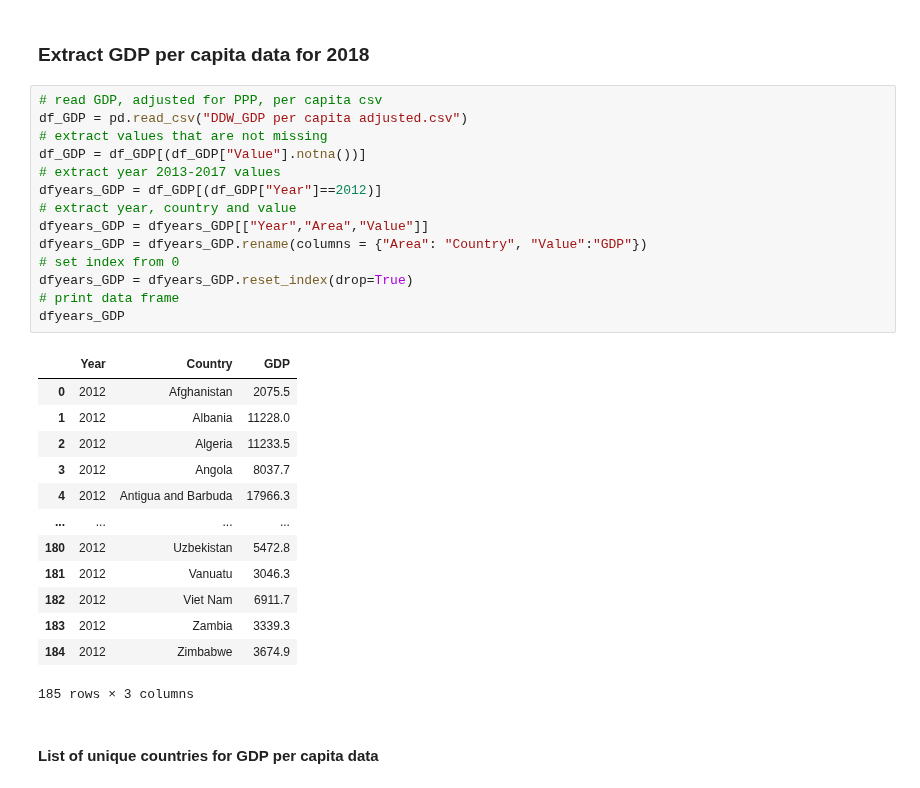
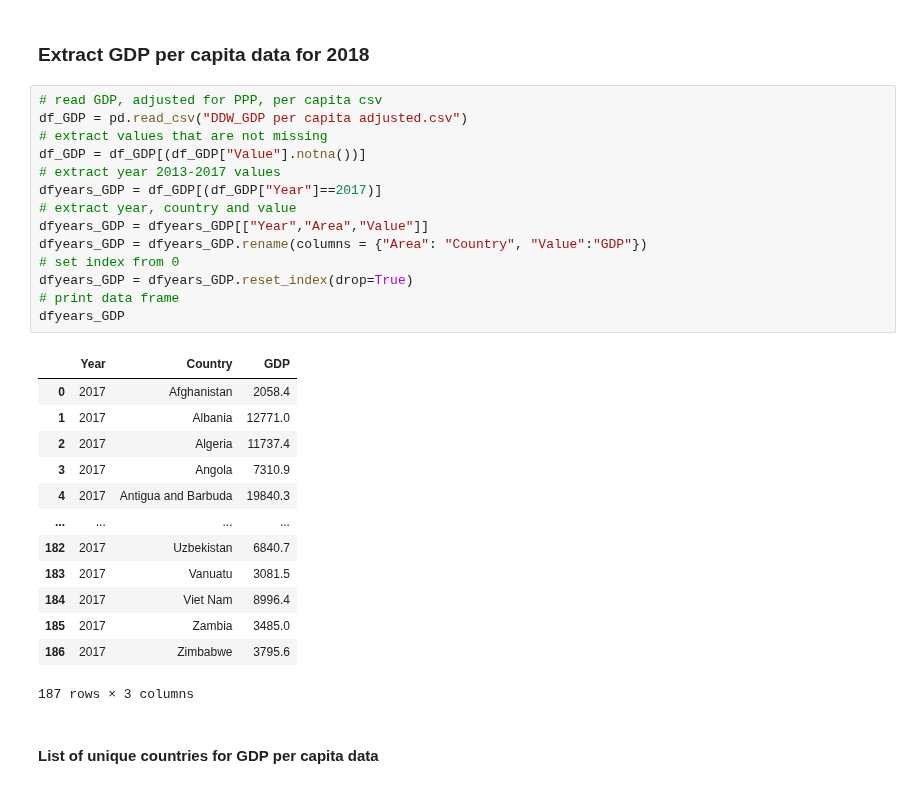
Before and after one commit to tanjoash/2D_data_driven_world, a Jupyter notebook: 2dwork/2D DDW.ipynb, the cells around one changed output. Drawn from its saved outputs; the diff is of its cells as text.

```diff
--- a/2dwork/2D DDW.ipynb
+++ b/2dwork/2D DDW.ipynb
@@ -101,31 +101,31 @@ df_min_cal_intake_countries = dfyears_min_cal.Country.unique()
 # %%
 # read GDP, adjusted for PPP, per capita csv
 df_GDP = pd.read_csv("DDW_GDP per capita adjusted.csv")
 # extract values that are not missing
 df_GDP = df_GDP[(df_GDP["Value"].notna())]
 # extract year 2013-2017 values
-dfyears_GDP = df_GDP[(df_GDP["Year"]==2012)]
+dfyears_GDP = df_GDP[(df_GDP["Year"]==2017)]
 # extract year, country and value
 dfyears_GDP = dfyears_GDP[["Year","Area","Value"]]
 dfyears_GDP = dfyears_GDP.rename(columns = {"Area": "Country", "Value":"GDP"})
 # set index from 0
 dfyears_GDP = dfyears_GDP.reset_index(drop=True)
 # print data frame
 dfyears_GDP
 # %% [output]
 |  | Year | Country | GDP |
-| 0 | 2012 | Afghanistan | 2075.5 |
-| 1 | 2012 | Albania | 11228.0 |
-| 2 | 2012 | Algeria | 11233.5 |
-| 3 | 2012 | Angola | 8037.7 |
-| 4 | 2012 | Antigua and Barbuda | 17966.3 |
+| 0 | 2017 | Afghanistan | 2058.4 |
+| 1 | 2017 | Albania | 12771.0 |
+| 2 | 2017 | Algeria | 11737.4 |
+| 3 | 2017 | Angola | 7310.9 |
+| 4 | 2017 | Antigua and Barbuda | 19840.3 |
 | ... | ... | ... | ... |
-| 180 | 2012 | Uzbekistan | 5472.8 |
-| 181 | 2012 | Vanuatu | 3046.3 |
-| 182 | 2012 | Viet Nam | 6911.7 |
-| 183 | 2012 | Zambia | 3339.3 |
-| 184 | 2012 | Zimbabwe | 3674.9 |
+| 182 | 2017 | Uzbekistan | 6840.7 |
+| 183 | 2017 | Vanuatu | 3081.5 |
+| 184 | 2017 | Viet Nam | 8996.4 |
+| 185 | 2017 | Zambia | 3485.0 |
+| 186 | 2017 | Zimbabwe | 3795.6 |
-185 rows × 3 columns
+187 rows × 3 columns
 # %% [markdown]
 #### List of unique countries for GDP per capita data
 # %%
```
Also changed, not shown: parts of 32 cells of this notebook, 2 other files.
